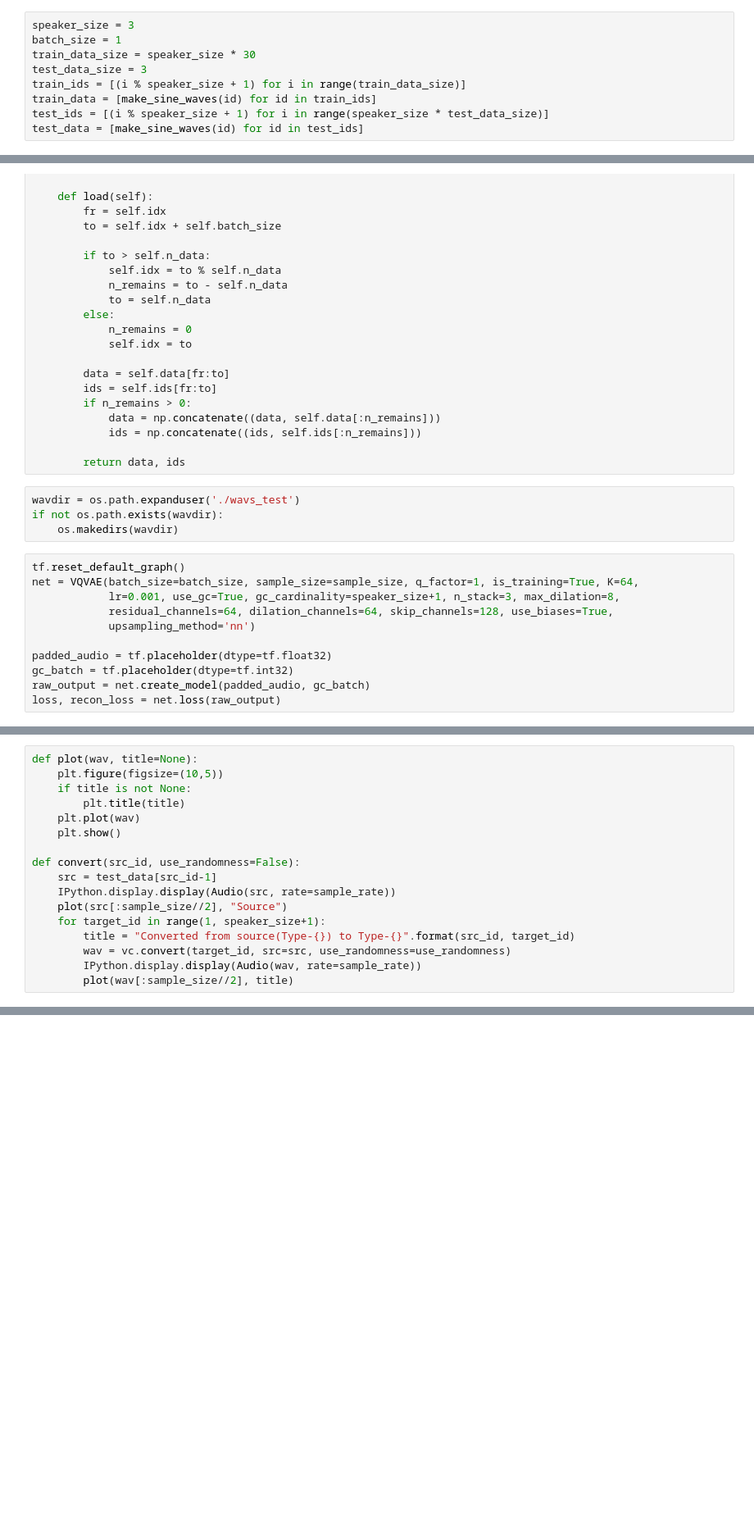
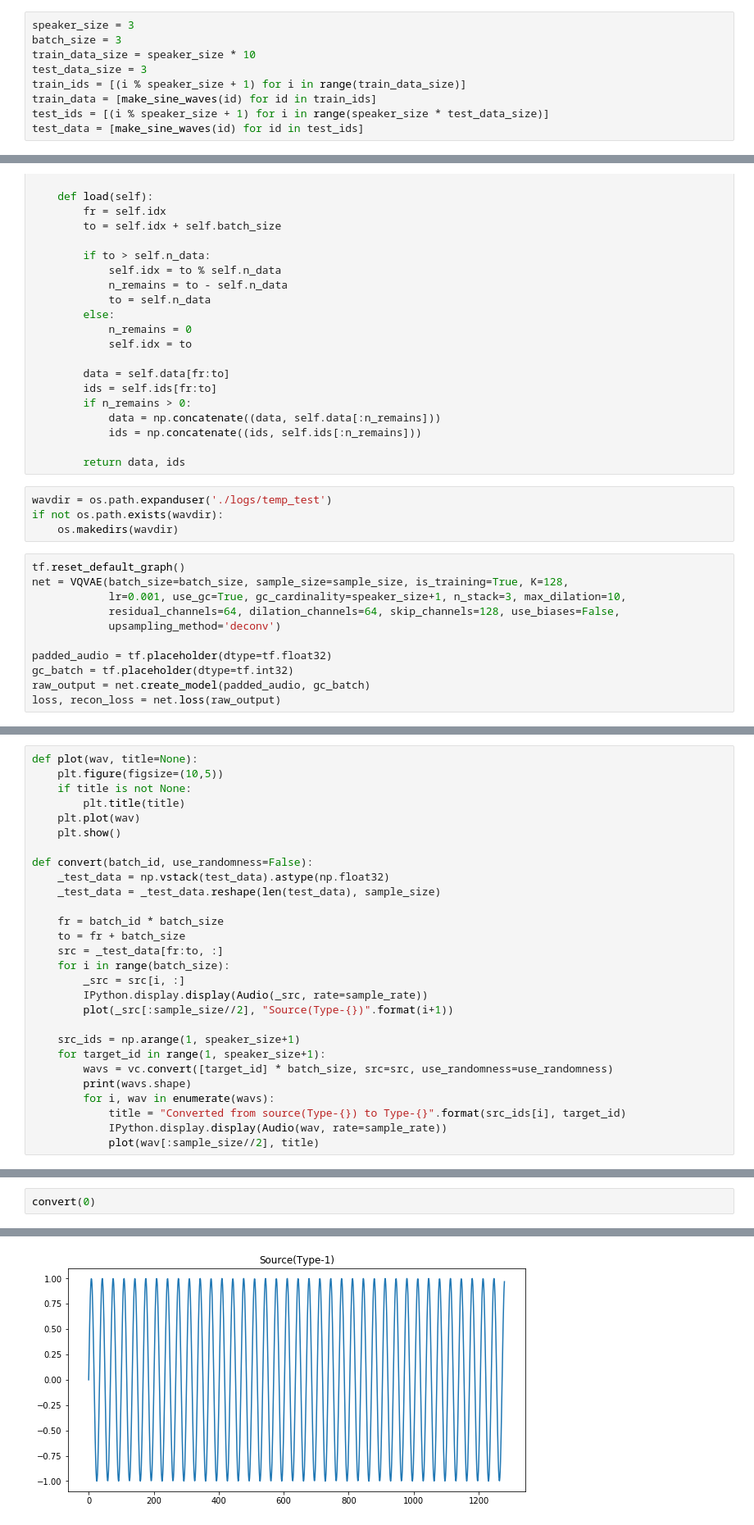
Before and after one commit to mahdeslami11/vqvae, a Jupyter notebook: notebooks/simple vq-vae test.ipynb, the cells around one changed output, grey strips where cells are left out. Shown at 82% size. Cells and saved outputs as stored; diff of their text form; blank space fills up the shorter version.

```diff
--- a/notebooks/simple vq-vae test.ipynb
+++ b/notebooks/simple vq-vae test.ipynb
@@ -50,8 +51,8 @@ def make_sine_waves(speaker_id):
     return amplitudes
 # %%
 speaker_size = 3
-batch_size = 1
-train_data_size = speaker_size * 30
+batch_size = 3
+train_data_size = speaker_size * 10
 test_data_size = 3
 train_ids = [(i % speaker_size + 1) for i in range(train_data_size)]
 train_data = [make_sine_waves(id) for id in train_ids]
@@ -96,15 +97,15 @@ class BatchLoader:
 
         return data, ids
 # %%
-wavdir = os.path.expanduser('./wavs_test')
+wavdir = os.path.expanduser('./logs/temp_test')
 if not os.path.exists(wavdir):
     os.makedirs(wavdir)
 # %%
 tf.reset_default_graph()
-net = VQVAE(batch_size=batch_size, sample_size=sample_size, q_factor=1, is_training=True, K=64,
-            lr=0.001, use_gc=True, gc_cardinality=speaker_size+1, n_stack=3, max_dilation=8,
-            residual_channels=64, dilation_channels=64, skip_channels=128, use_biases=True,
-            upsampling_method='nn')
+net = VQVAE(batch_size=batch_size, sample_size=sample_size, is_training=True, K=128,
+            lr=0.001, use_gc=True, gc_cardinality=speaker_size+1, n_stack=3, max_dilation=10,
+            residual_channels=64, dilation_channels=64, skip_channels=128, use_biases=False,
+            upsampling_method='deconv')
 
 padded_audio = tf.placeholder(dtype=tf.float32)
 gc_batch = tf.placeholder(dtype=tf.int32)
@@ -198,15 +207,26 @@ def plot(wav, title=None):
     plt.plot(wav)
     plt.show()
 
-def convert(src_id, use_randomness=False):
-    src = test_data[src_id-1]
-    IPython.display.display(Audio(src, rate=sample_rate))
-    plot(src[:sample_size//2], "Source")
+def convert(batch_id, use_randomness=False):
+    _test_data = np.vstack(test_data).astype(np.float32)
+    _test_data = _test_data.reshape(len(test_data), sample_size)
+
+    fr = batch_id * batch_size
+    to = fr + batch_size
+    src = _test_data[fr:to, :]
+    for i in range(batch_size):
+        _src = src[i, :]
+        IPython.display.display(Audio(_src, rate=sample_rate))
+        plot(_src[:sample_size//2], "Source(Type-{})".format(i+1))
+
+    src_ids = np.arange(1, speaker_size+1)
     for target_id in range(1, speaker_size+1):
-        title = "Converted from source(Type-{}) to Type-{}".format(src_id, target_id)
-        wav = vc.convert(target_id, src=src, use_randomness=use_randomness)
-        IPython.display.display(Audio(wav, rate=sample_rate))
-        plot(wav[:sample_size//2], title)
+        wavs = vc.convert([target_id] * batch_size, src=src, use_randomness=use_randomness)
+        print(wavs.shape)
+        for i, wav in enumerate(wavs):
+            title = "Converted from source(Type-{}) to Type-{}".format(src_ids[i], target_id)
+            IPython.display.display(Audio(wav, rate=sample_rate))
+            plot(wav[:sample_size//2], title)
 # %%
 tf.reset_default_graph()
 
@@ -236,0 +246,3 @@ convert(3, use_randomness=False)
+# %%
+convert(0)
+# %% [output]
@@ -236,0 +250 @@ convert(3, use_randomness=False)
+[figure, added]
```
Also changed, not shown: parts of 5 cells of this notebook, 3 other files.
